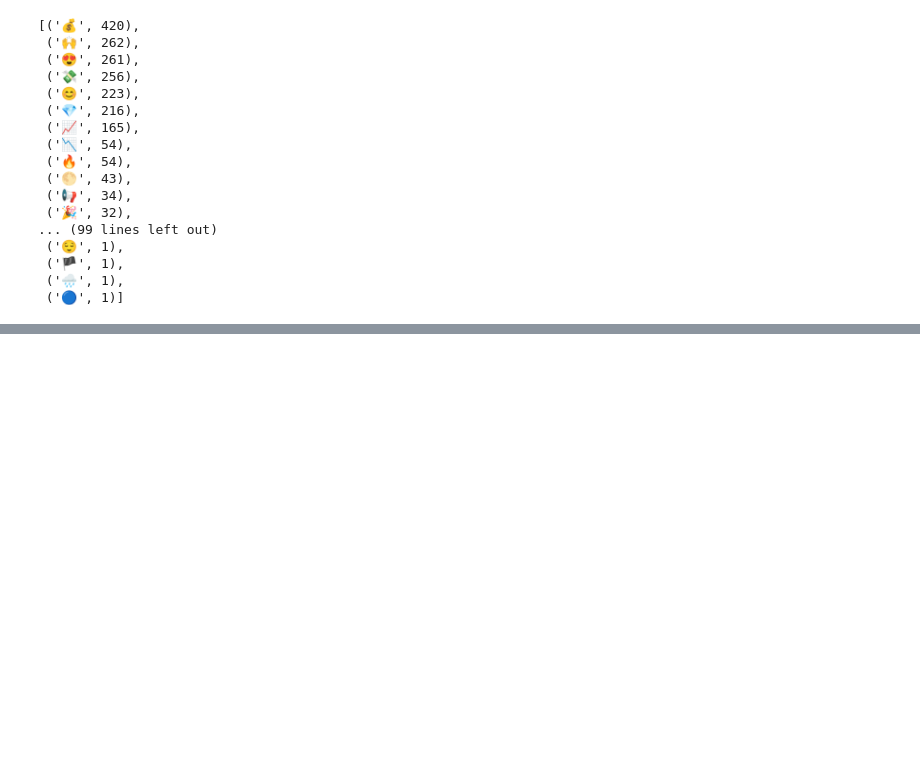
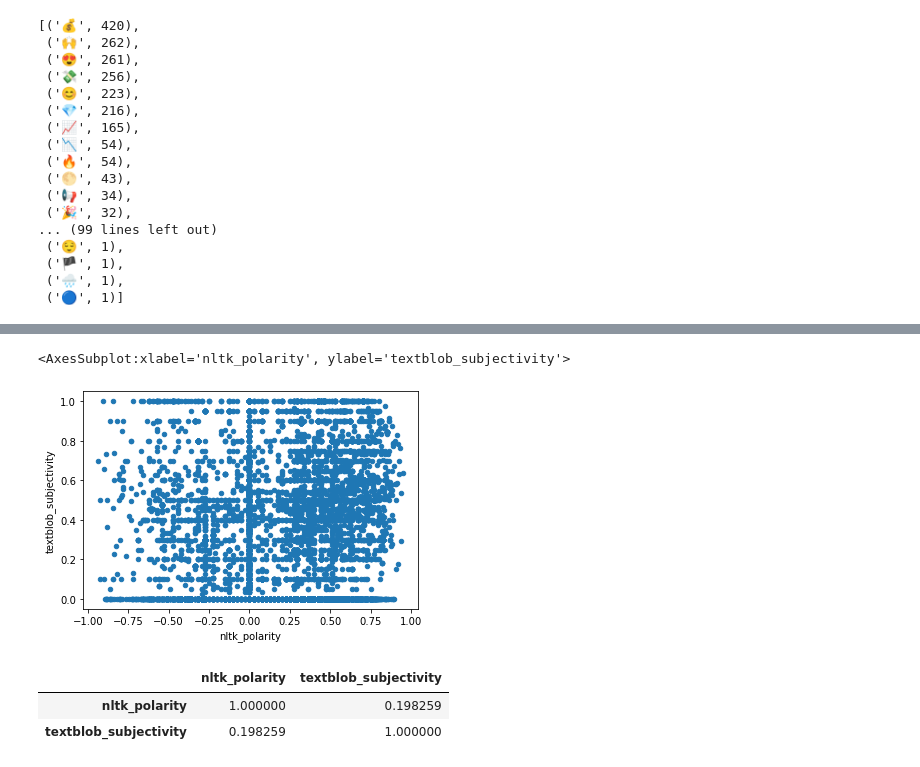
Before and after one commit to LaachH/dream_team, a Jupyter notebook: gunin files/refined.ipynb, the cells around one changed output, grey strips where cells are left out. Saved outputs shown, nothing was run; the diff lists cells and outputs as text; code cells hidden in the pictures; blank space fills up the shorter version.

```diff
--- a/gunin files/refined.ipynb
+++ b/gunin files/refined.ipynb
@@ -75,7 +91,8 @@ def get_emoji_count(tweet_df):
 
     return emoji_count
 # %%
-emoji_data = get_emoji_count(build_sentiment_df(tweet_df, 'text'))
+refined_tweet_df = build_sentiment_df(tweet_df, 'text')
+emoji_data = get_emoji_count(refined_tweet_df)
 # %%
 sort_count = sorted(emoji_data.items(), key=lambda x: x[1], reverse=True)
 sort_count
@@ -129,0 +223,11 @@ group_emojis(sort_count)
+# %%
+refined_tweet_df.plot.scatter('nltk_polarity', 'textblob_subjectivity')
+# %% [output]
+<AxesSubplot:xlabel='nltk_polarity', ylabel='textblob_subjectivity'>
+[figure, added]
+# %%
+refined_tweet_df[['nltk_polarity', 'textblob_subjectivity']].corr()
+# %% [output]
+|  | nltk_polarity | textblob_subjectivity |
+| nltk_polarity | 1.000000 | 0.198259 |
+| textblob_subjectivity | 0.198259 | 1.000000 |
```
Also changed, not shown: parts of 14 cells of this notebook, 2 other files.
